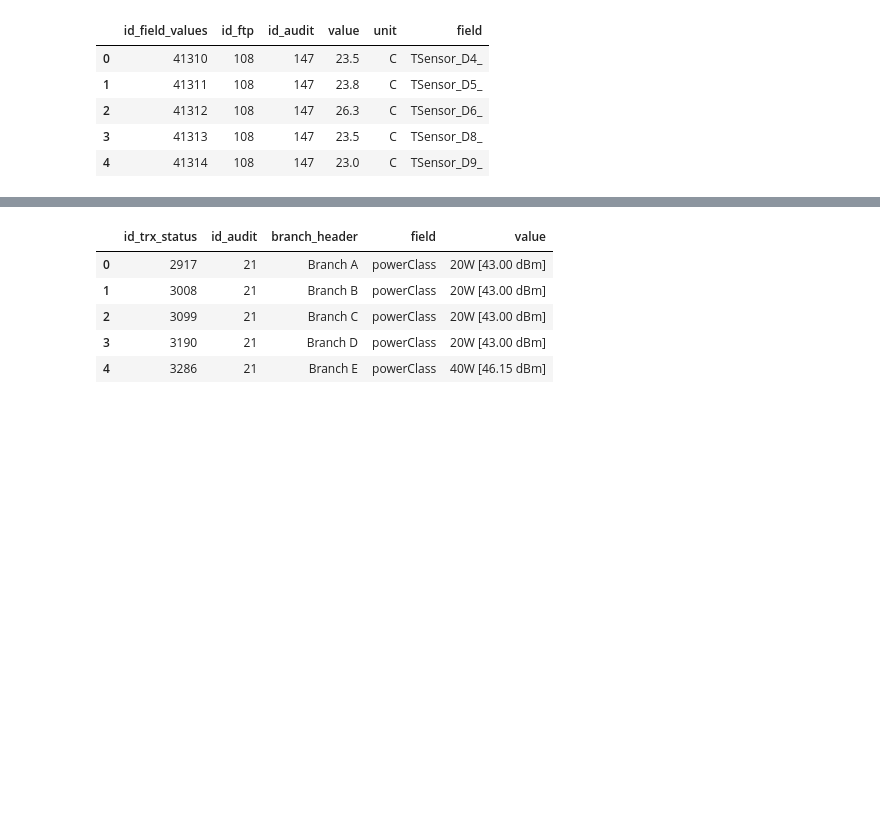
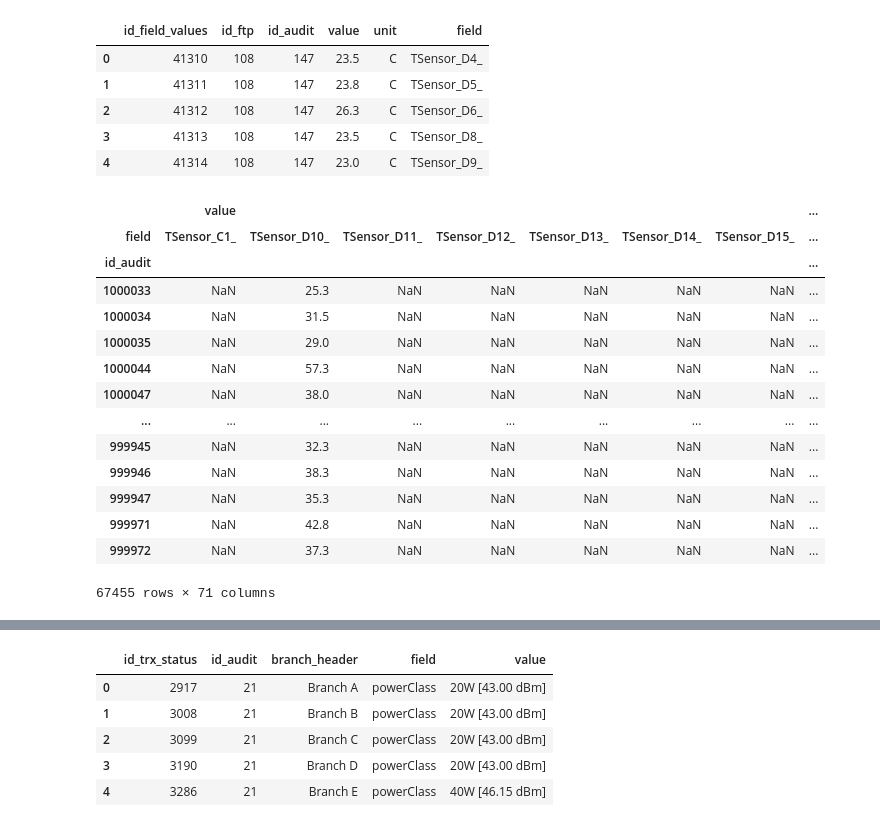
Before and after one commit to lingouzhu/AICampus, a Jupyter notebook: project5Sensors/exploreSensorsDataset.ipynb, the cells around one changed output, grey strips where cells are left out. Saved outputs shown, nothing was run; the diff lists cells and outputs as text; code cells hidden in the pictures; blank space fills up the shorter version.

```diff
--- a/project5Sensors/exploreSensorsDataset.ipynb
+++ b/project5Sensors/exploreSensorsDataset.ipynb
@@ -16,3 +16,21 @@ ds1radiotemp.head()
 | 2 | 41312 | 108 | 147 | 26.3 | C | TSensor_D6_ |
 | 3 | 41313 | 108 | 147 | 23.5 | C | TSensor_D8_ |
 | 4 | 41314 | 108 | 147 | 23.0 | C | TSensor_D9_ |
+# %%
+ds1radiotemp.pivot_table(index=['id_audit'], columns=['field'],values=['value'])
+# %% [output]
+|  | value |  |  |  |  |  |  | ... |
+| field | TSensor_C1_ | TSensor_D10_ | TSensor_D11_ | TSensor_D12_ | TSensor_D13_ | TSensor_D14_ | TSensor_D15_ | ... |
+| id_audit |  |  |  |  |  |  |  | ... |
+| 1000033 | NaN | 25.3 | NaN | NaN | NaN | NaN | NaN | ... |
+| 1000034 | NaN | 31.5 | NaN | NaN | NaN | NaN | NaN | ... |
+| 1000035 | NaN | 29.0 | NaN | NaN | NaN | NaN | NaN | ... |
+| 1000044 | NaN | 57.3 | NaN | NaN | NaN | NaN | NaN | ... |
+| 1000047 | NaN | 38.0 | NaN | NaN | NaN | NaN | NaN | ... |
+| ... | ... | ... | ... | ... | ... | ... | ... | ... |
+| 999945 | NaN | 32.3 | NaN | NaN | NaN | NaN | NaN | ... |
+| 999946 | NaN | 38.3 | NaN | NaN | NaN | NaN | NaN | ... |
+| 999947 | NaN | 35.3 | NaN | NaN | NaN | NaN | NaN | ... |
+| 999971 | NaN | 42.8 | NaN | NaN | NaN | NaN | NaN | ... |
+| 999972 | NaN | 37.3 | NaN | NaN | NaN | NaN | NaN | ... |
+67455 rows × 71 columns
```
Also changed, not shown: parts of 18 cells of this notebook.
